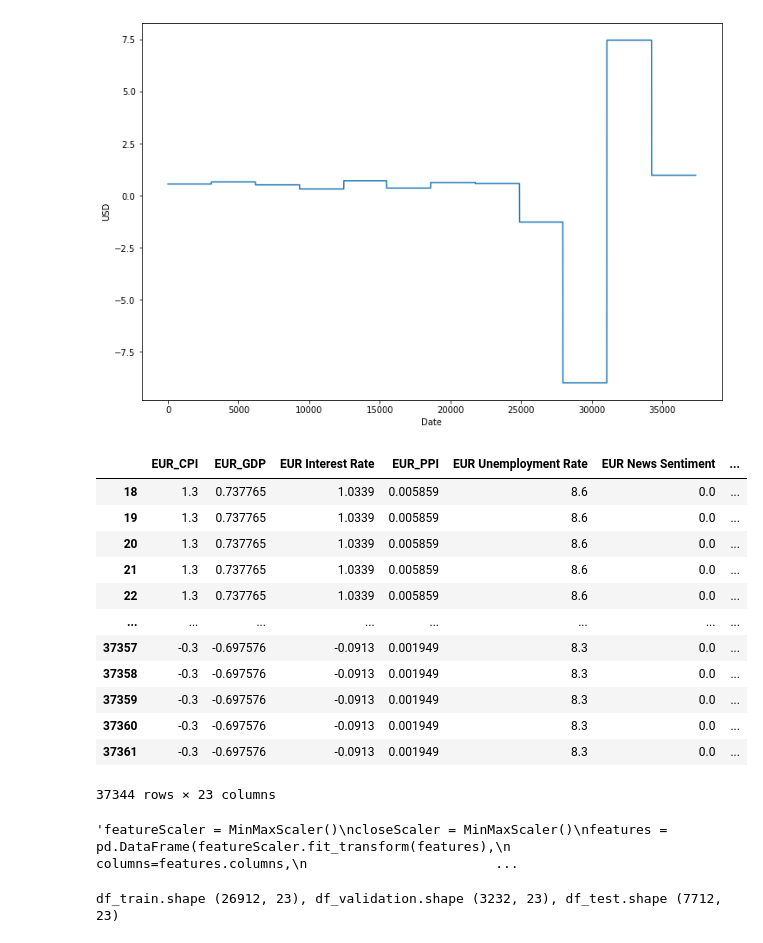
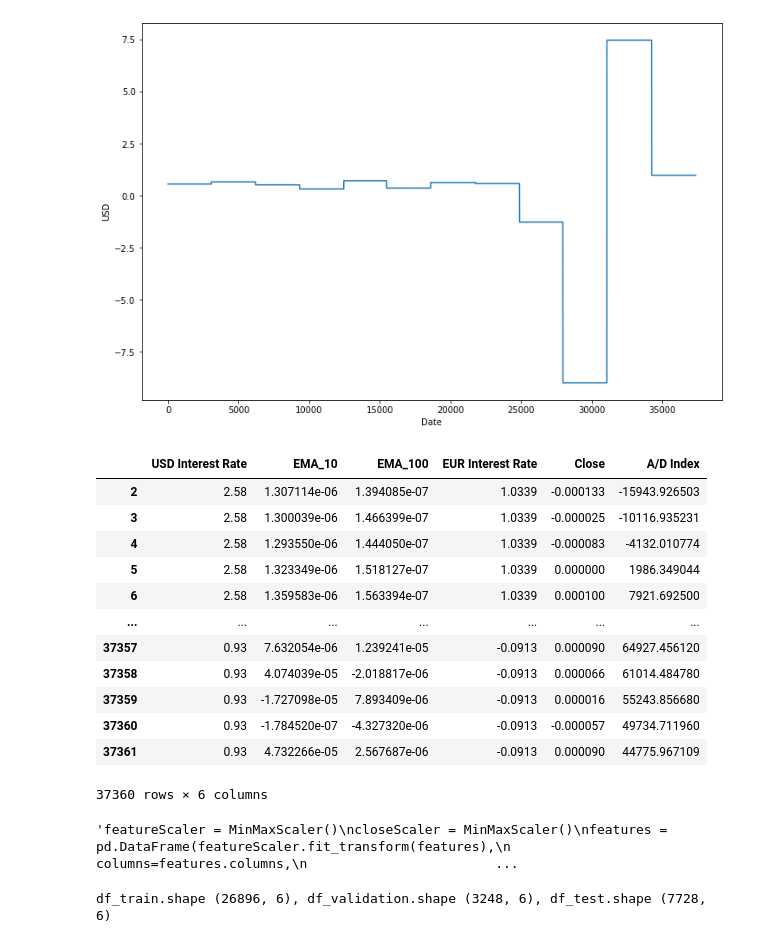
Before and after one commit to CheranMahalingam/Forex_Technical_Analysis_Platform, a Jupyter notebook: notebooks/Data Exploration.ipynb, the cells around one changed output. Drawn from its saved outputs; the diff is of its cells as text; code cells hidden in the pictures.

```diff
--- a/notebooks/Data Exploration.ipynb
+++ b/notebooks/Data Exploration.ipynb
@@ -48,24 +48,26 @@ plt.plot(series.index, series["USD_GDP"])
 [<matplotlib.lines.Line2D at 0x...>]
 [figure]
 # %%
-batch_size = 32
+batch_size = 16
 series = series[series.shape[0] % batch_size:]
-series = series.drop("Time", axis=1)
+series = series.drop('Time', axis=1)
+series = series[{'Close', 'EMA_10', 'EMA_100', 'EUR Interest Rate', 'USD Interest Rate', 'A/D Index'}]
+#series = series.drop(['Volume', 'USD_PPI', 'EUR_PPI', "EUR News Sentiment", "USD News Sentiment"], axis=1)
 series
 # %% [output]
-|  | EUR_CPI | EUR_GDP | EUR Interest Rate | EUR_PPI | EUR Unemployment Rate | EUR News Sentiment | ... |
-| 18 | 1.3 | 0.737765 | 1.0339 | 0.005859 | 8.6 | 0.0 | ... |
-| 19 | 1.3 | 0.737765 | 1.0339 | 0.005859 | 8.6 | 0.0 | ... |
-| 20 | 1.3 | 0.737765 | 1.0339 | 0.005859 | 8.6 | 0.0 | ... |
-| 21 | 1.3 | 0.737765 | 1.0339 | 0.005859 | 8.6 | 0.0 | ... |
-| 22 | 1.3 | 0.737765 | 1.0339 | 0.005859 | 8.6 | 0.0 | ... |
-| ... | ... | ... | ... | ... | ... | ... | ... |
-| 37357 | -0.3 | -0.697576 | -0.0913 | 0.001949 | 8.3 | 0.0 | ... |
-| 37358 | -0.3 | -0.697576 | -0.0913 | 0.001949 | 8.3 | 0.0 | ... |
-| 37359 | -0.3 | -0.697576 | -0.0913 | 0.001949 | 8.3 | 0.0 | ... |
-| 37360 | -0.3 | -0.697576 | -0.0913 | 0.001949 | 8.3 | 0.0 | ... |
-| 37361 | -0.3 | -0.697576 | -0.0913 | 0.001949 | 8.3 | 0.0 | ... |
+|  | USD Interest Rate | EMA_10 | EMA_100 | EUR Interest Rate | Close | A/D Index |
+| 2 | 2.58 | 1.307114e-06 | 1.394085e-07 | 1.0339 | -0.000133 | -15943.926503 |
+| 3 | 2.58 | 1.300039e-06 | 1.466399e-07 | 1.0339 | -0.000025 | -10116.935231 |
+| 4 | 2.58 | 1.293550e-06 | 1.444050e-07 | 1.0339 | -0.000083 | -4132.010774 |
+| 5 | 2.58 | 1.323349e-06 | 1.518127e-07 | 1.0339 | 0.000000 | 1986.349044 |
+| 6 | 2.58 | 1.359583e-06 | 1.563394e-07 | 1.0339 | 0.000100 | 7921.692500 |
+| ... | ... | ... | ... | ... | ... | ... |
+| 37357 | 0.93 | 7.632054e-06 | 1.239241e-05 | -0.0913 | 0.000090 | 64927.456120 |
+| 37358 | 0.93 | 4.074039e-05 | -2.018817e-06 | -0.0913 | 0.000066 | 61014.484780 |
+| 37359 | 0.93 | -1.727098e-05 | 7.893409e-06 | -0.0913 | 0.000016 | 55243.856680 |
+| 37360 | 0.93 | -1.784520e-07 | -4.327320e-06 | -0.0913 | -0.000057 | 49734.711960 |
+| 37361 | 0.93 | 4.732266e-05 | 2.567687e-06 | -0.0913 | 0.000090 | 44775.967109 |
-37344 rows × 23 columns
+37360 rows × 6 columns
 # %%
 #features.describe().T
 # %%
@@ -85,5 +105,5 @@ target = pd.DataFrame(closeScaler.fit_transform(target),
 # %%
-train_size = 934 * batch_size
+"""train_size = 934 * batch_size
 test_size = 233 * batch_size
 train_size = 841 * batch_size
 val_size = 93 * batch_size
@@ -91,9 +111,12 @@ window_size = 8 * batch_size
 df_train = series[:- val_size - test_size]
 df_val = series[- val_size - test_size - window_size:- test_size]
 df_test = series[- test_size - window_size:]
+print(f'df_train.shape {df_train.shape}, df_validation.shape {df_val.shape}, df_test.shape {df_test.shape}')"""
+window_size = 16 * batch_size
+df_train, df_val, df_test = create_split(series, 0.8, 0.1)
 print(f'df_train.shape {df_train.shape}, df_validation.shape {df_val.shape}, df_test.shape {df_test.shape}')
 # %% [output]
-df_train.shape (26912, 23), df_validation.shape (3232, 23), df_test.shape (7712, 23)
+df_train.shape (26896, 6), df_validation.shape (3248, 6), df_test.shape (7728, 6)
 # %%
 df_val
 # %% [output]
```
Also changed, not shown: parts of 11 cells of this notebook, 22 other files.
